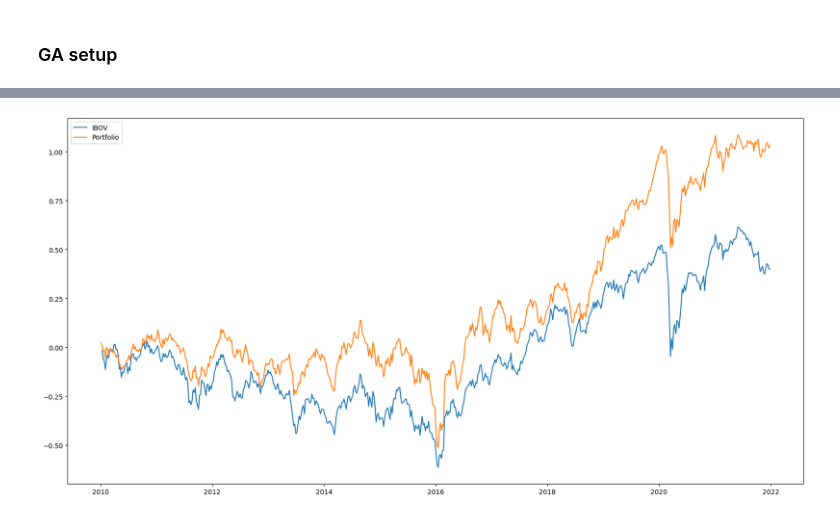
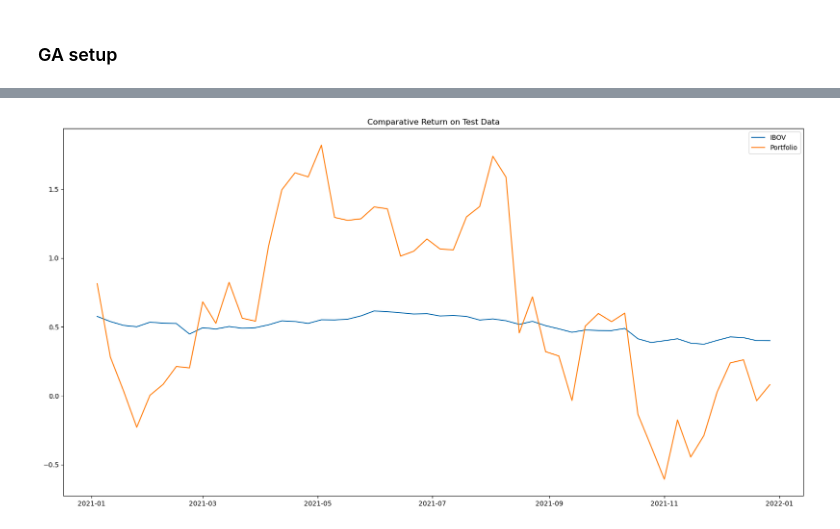
Before and after one commit to MathNog/Genetic-Algorithm-Project, a Jupyter notebook: code/portifolio_optimization.ipynb, the cells around one changed output, grey strips where cells are left out. Drawn from its saved outputs; the diff is of its cells as text; code cells hidden in the pictures.

```diff
--- a/code/portifolio_optimization.ipynb
+++ b/code/portifolio_optimization.ipynb
@@ -102,8 +139,6 @@ toolbox.register("mate", tools.cxTwoPoint)
 toolbox.register('mutate', tools.mutGaussian, mu=0, sigma=1, indpb=0.05)
 toolbox.register("select", tools.selTournament, tournsize=3)
 # %%
-pop = toolbox.population(n=100)
-hof = tools.HallOfFame(1) #melhores indiviudos a cada rodada
 stats = tools.Statistics(lambda ind: ind.fitness.values)
 stats.register('avg',np.mean)
 stats.register('std',np.std)
@@ -111,0 +229,12 @@ stats.register('min',np.min)
+# %%
+ibov_cummulative_return = ibov.cumsum()
+
+train_ibov = ibov_cummulative_return[ibov_cummulative_return.index.year<2021]
+test_ibov = ibov_cummulative_return[ibov_cummulative_return.index.year==2021]
+
+plt.figure(figsize=(20,10))
+plt.plot(train_ibov,label="IBOV")
+plt.plot(best_hyperparametrs["cummulative return"],label="Portfolio")
+plt.title("Comparative Return on Training Data")
+plt.legend()
+plt.show()
@@ -112,11 +245,26 @@ stats.register('min',np.min)
 # %%
 best_individuals = {}
 optimal_returns = {}
-for idx,row in returns.iterrows():
+
+hof = tools.HallOfFame(1)
+pop = toolbox.population(n=best_hyperparametrs["population"])
+
+cxpb = best_hyperparametrs["cxpb"]
+mutpb = best_hyperparametrs["mutpb"]
+ngen = best_hyperparametrs["ngen"]
+
+for idx,row in test_returns.iterrows():
     asset_returns = row
-    pop,log = algorithms.eaSimple(population=pop, toolbox=toolbox, cxpb=0.5, mutpb=0.1,
-                              ngen=50, stats=stats, halloffame=hof,verbose=False)
+    asset_volatilities = test_volatilities.loc[idx,:]
+    if asset_volatilities.isna().sum() == 0:
+        pop,log = algorithms.eaSimple(population=pop, toolbox=toolbox, cxpb=cxpb, mutpb=mutpb,
+                                ngen=ngen, stats=stats, halloffame=hof,verbose=False)
 
 
-    best_individuals[idx] = hof[0]
-    optimal_returns[idx] = objective_function(hof[0])
+        best_individuals[idx] = hof[0]
+        optimal_returns[idx] = objective_function(hof[0])
+
+optimal_returns = pd.DataFrame(index=optimal_returns.keys(),data=optimal_returns.values())
+optimal_returns.rename(columns={0:"Return"},inplace=True)
+
+portifolio_cummulative_return = optimal_returns.cumsum()
@@ -144,10 +271,9 @@ portifolio_cummulative_return = optimal_returns.cumsum()
 # %%
-ibov_cummulative_return = ibov.cumsum()
-
 plt.figure(figsize=(20,10))
-plt.plot(ibov_cummulative_return,label="IBOV")
+plt.plot(test_ibov,label="IBOV")
 plt.plot(portifolio_cummulative_return,label="Portfolio")
+plt.title("Comparative Return on Test Data")
 plt.legend()
 plt.show()
 # %% [output]
-[figure, old version]
+[figure, new version]
```
Also changed, not shown: parts of 16 cells of this notebook, 1 other file.
